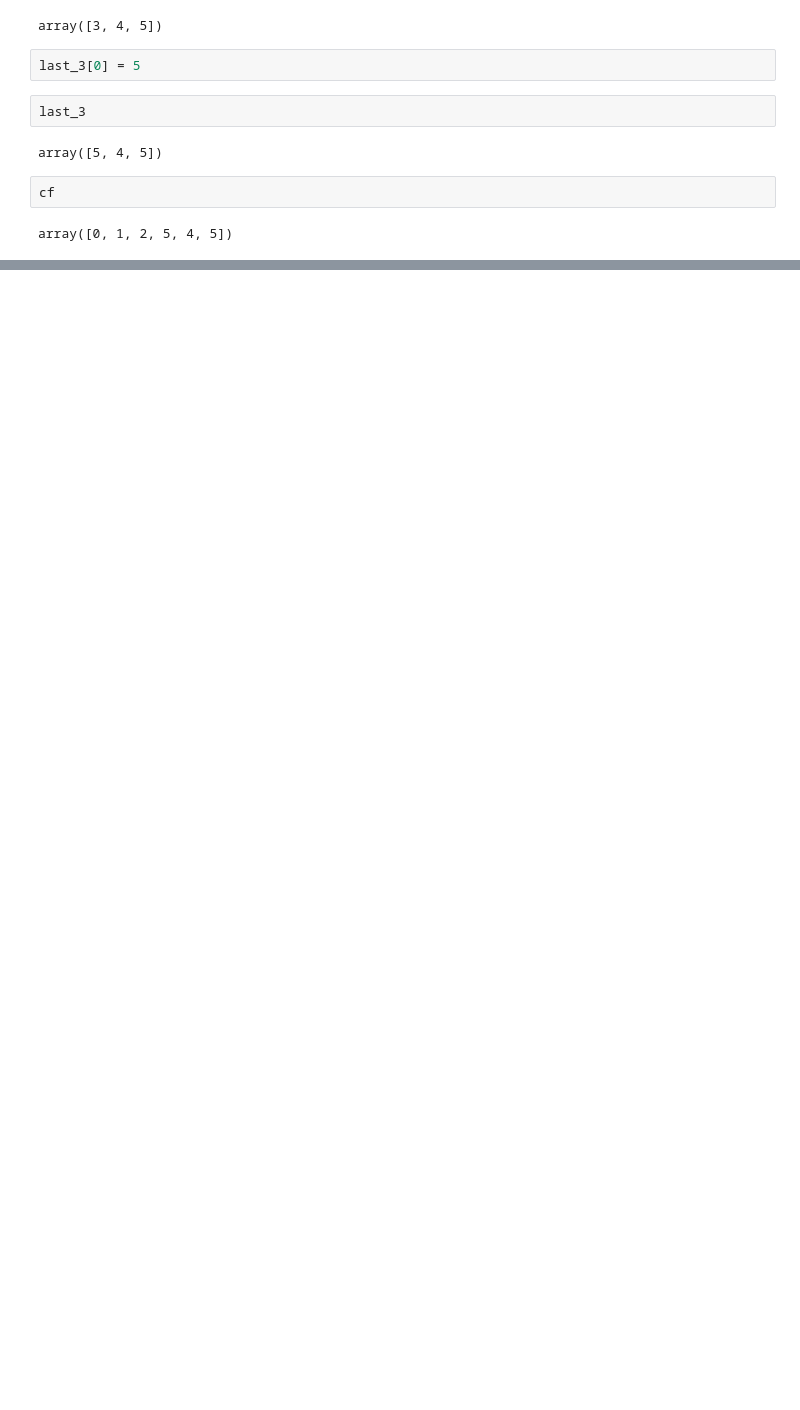
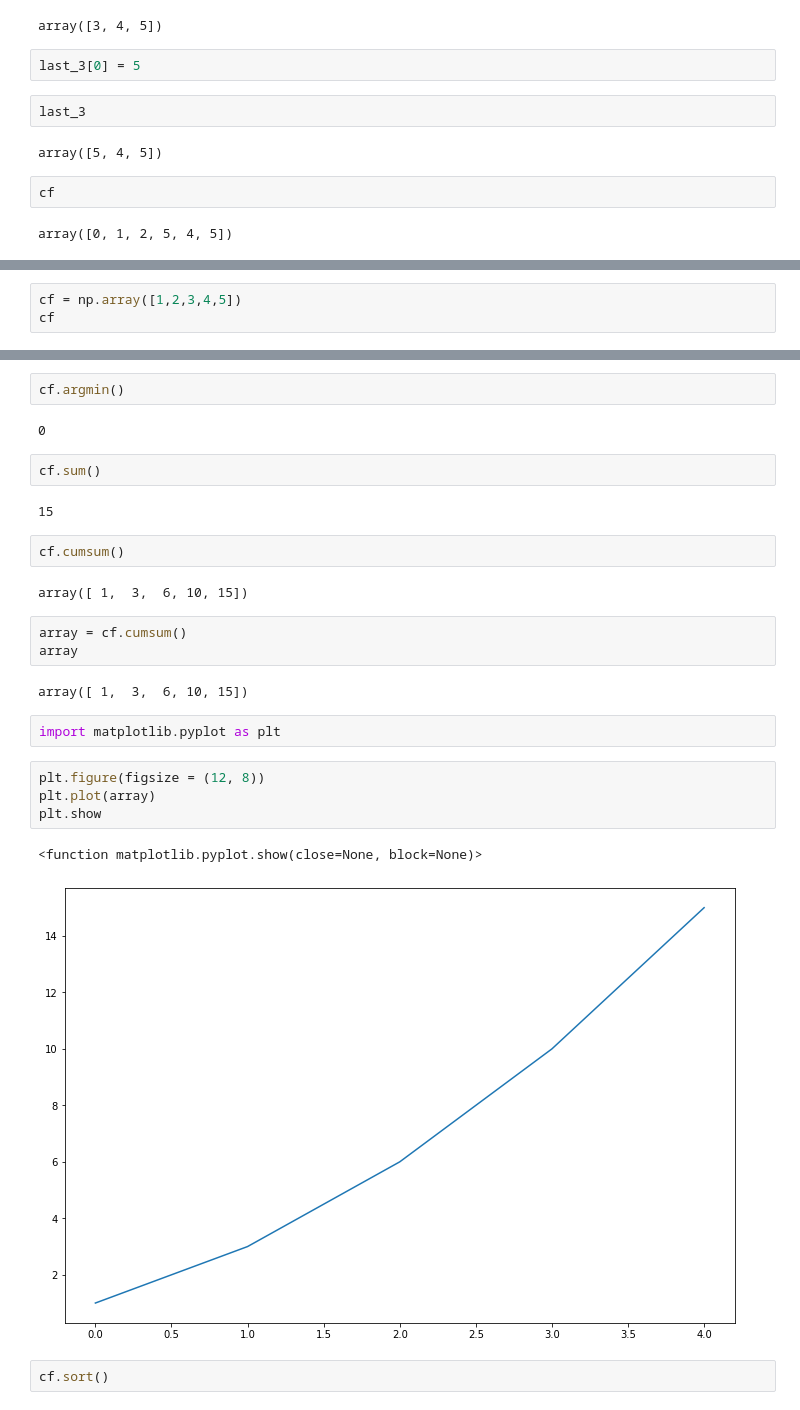
Before and after one commit to eomtiger/TIL, a Jupyter notebook: dataTools/numpy.ipynb, the cells around one changed output, grey strips where cells are left out. Saved outputs shown, nothing was run; the diff lists cells and outputs as text; blank space fills up the shorter version.

```diff
--- a/dataTools/numpy.ipynb
+++ b/dataTools/numpy.ipynb
@@ -322,0 +327,3 @@ array([0, 1, 2, 5, 4, 5])
+# %%
+cf = np.array([1,2,3,4,5])
+cf
@@ -322,0 +348,28 @@ array([0, 1, 2, 5, 4, 5])
+# %%
+cf.argmin()
+# %% [output]
+0
+# %%
+cf.sum()
+# %% [output]
+15
+# %%
+cf.cumsum()
+# %% [output]
+array([ 1,  3,  6, 10, 15])
+# %%
+array = cf.cumsum()
+array
+# %% [output]
+array([ 1,  3,  6, 10, 15])
+# %%
+import matplotlib.pyplot as plt
+# %%
+plt.figure(figsize = (12, 8))
+plt.plot(array)
+plt.show
+# %% [output]
+<function matplotlib.pyplot.show(close=None, block=None)>
+[figure, added]
+# %%
+cf.sort()
```
Also changed, not shown: parts of 12 cells of this notebook.
